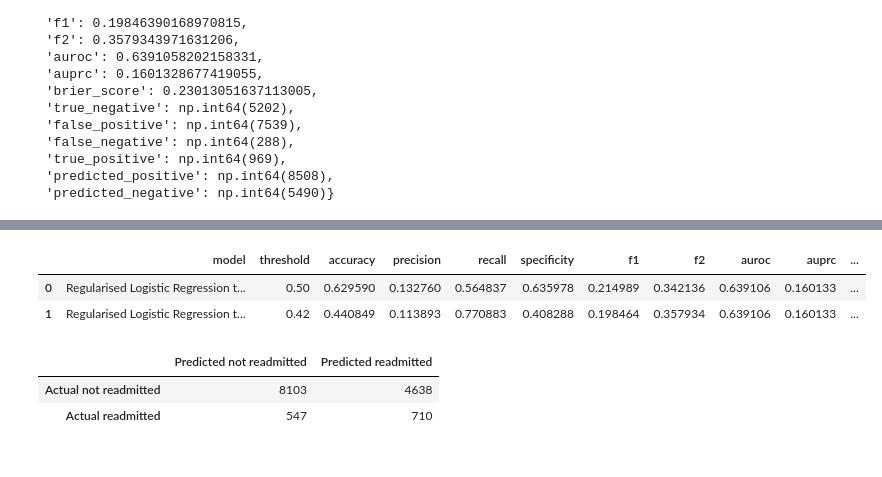
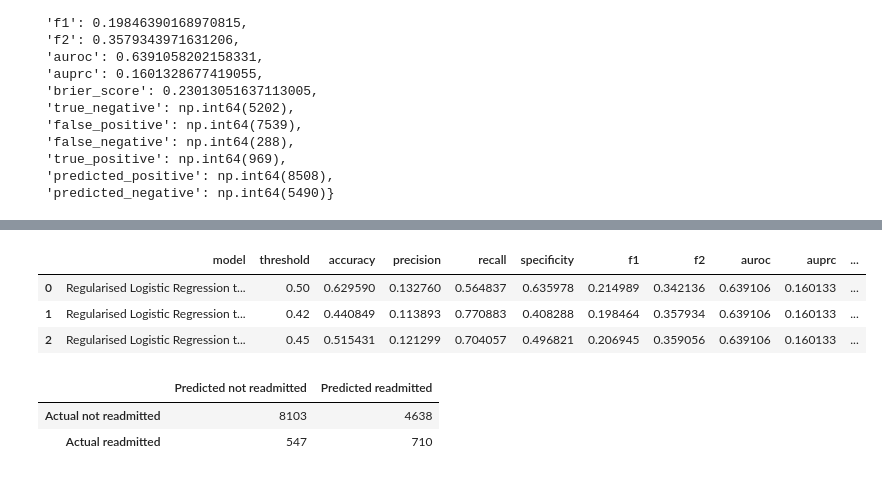
Before and after one commit to mxh210/Summer-Individual-Project, a Jupyter notebook: Processing_Pipeline/03_prediction_model_optimisation.ipynb, the cells around one changed output, grey strips where cells are left out. Drawn from its saved outputs; the diff is of its cells as text; code cells hidden in the pictures.

```diff
--- a/Processing_Pipeline/03_prediction_model_optimisation.ipynb
+++ b/Processing_Pipeline/03_prediction_model_optimisation.ipynb
@@ -464,0 +521,8 @@ Name: 37, dtype: object
+# %%
+selected_threshold, selected_row, candidate_thresholds = choose_threshold_within_f2_tolerance(
+    reg_log_threshold_results_val,
+    tolerance=0.01
+)
+
+print("Selected threshold:", selected_threshold)
+selected_row
@@ -576,3 +695,13 @@ reg_log_test_tuned_results
  'true_positive': np.int64(969),
  'predicted_positive': np.int64(8508),
  'predicted_negative': np.int64(5490)}
+# %%
+# Evaluate tuned threshold (the highest threshold within 1% of the best F2)
+reg_log_test_tuned_results_selected = evaluate_predictions_from_proba(
+    y_true=y_test,
+    y_proba=y_test_proba_reg_log,
+    threshold=selected_threshold,
+    model_name="Regularised Logistic Regression test tuned threshold"
+)
+
+reg_log_test_tuned_results_selected
@@ -579,19 +726,21 @@ reg_log_test_tuned_results
 # %%
 reg_log_test_comparison = pd.DataFrame([
     reg_log_test_default_results,
-    reg_log_test_tuned_results
+    reg_log_test_tuned_results,
+    reg_log_test_tuned_results_selected
 ])
 
-reg_log_test_comparison.to_csv(
-    OUTPUT_DIR / "regularised_logistic_regression_test_default_vs_tuned.csv",
-    index=False
-)
+# reg_log_test_comparison.to_csv(
+#     OUTPUT_DIR / "regularised_logistic_regression_test_default_vs_tuned.csv",
+#     index=False
+# )
 
 reg_log_test_comparison
 # %% [output]
 |  | model | threshold | accuracy | precision | recall | specificity | f1 | f2 | auroc | auprc | ... |
 | 0 | Regularised Logistic Regression t... | 0.50 | 0.629590 | 0.132760 | 0.564837 | 0.635978 | 0.214989 | 0.342136 | 0.639106 | 0.160133 | ... |
 | 1 | Regularised Logistic Regression t... | 0.42 | 0.440849 | 0.113893 | 0.770883 | 0.408288 | 0.198464 | 0.357934 | 0.639106 | 0.160133 | ... |
+| 2 | Regularised Logistic Regression t... | 0.45 | 0.515431 | 0.121299 | 0.704057 | 0.496821 | 0.206945 | 0.359056 | 0.639106 | 0.160133 | ... |
 # %%
 # Default threshold confusion matrix
 reg_log_test_default_cm = confusion_matrix_from_proba(
```
Also changed, not shown: parts of 8 cells of this notebook, 2 other files.
